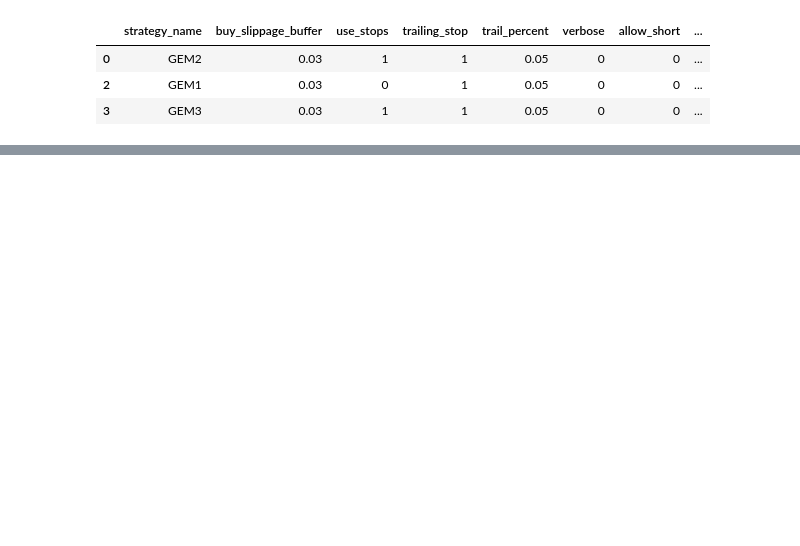
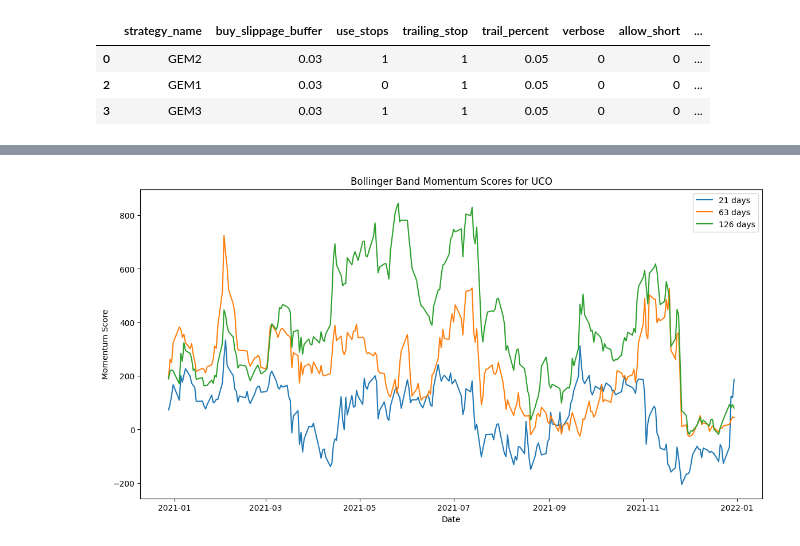
Before and after one commit to NunoMotaRicardo/APPM-individual, a Jupyter notebook: ad-hoc-operations.ipynb, the cells around one changed output, grey strips where cells are left out. Cells and saved outputs as stored; diff of their text form; code cells hidden in the pictures; blank space fills up the shorter version.

```diff
--- a/ad-hoc-operations.ipynb
+++ b/ad-hoc-operations.ipynb
@@ -38,0 +67,45 @@ df_GEM
+# %%
+# Calculate Bollinger Band Momentum as per strategy
+import numpy as np
+
+# Parameters from strategy
+momentum_periods = [21, 63, 126]
+bb_period = 20
+bb_std = 2.0
+
+# Calculate momentum scores over time
+momentum_scores = pd.DataFrame(index=close.index, columns=momentum_periods)
+
+for i in range(bb_period + max(momentum_periods), len(close)):
+    current_date = close.index[i]
+    current_data = close.iloc[i - bb_period + 1 : i + 1]  # last bb_period days up to current
+    current_price = close.iloc[i]['UCO']
+
+    # Calculate BB
+    middle_band = current_data['UCO'].mean()
+    std_dev = current_data['UCO'].std()
+    upper_band = middle_band + bb_std * std_dev
+    lower_band = middle_band - bb_std * std_dev
+    band_width = upper_band - lower_band
+
+    for lookback in momentum_periods:
+        if i >= lookback:
+            historical_price = close.iloc[i - lookback]['UCO']
+            price_change = current_price - historical_price
+            if band_width > 0:
+                bb_score = (price_change / (band_width / 2)) * 100
+            else:
+                bb_score = 0
+            momentum_scores.loc[current_date, lookback] = bb_score
+
+# Plot the momentum scores
+plt.figure(figsize=(14,7))
+for period in momentum_periods:
+    plt.plot(momentum_scores[period], label=f'{period} days')
+plt.title('Bollinger Band Momentum Scores for UCO')
+plt.xlabel('Date')
+plt.ylabel('Momentum Score')
+plt.legend()
+plt.show()
+# %% [output]
+[figure, added]
```
Also changed, not shown: parts of 2 cells of this notebook, 10 other files.
